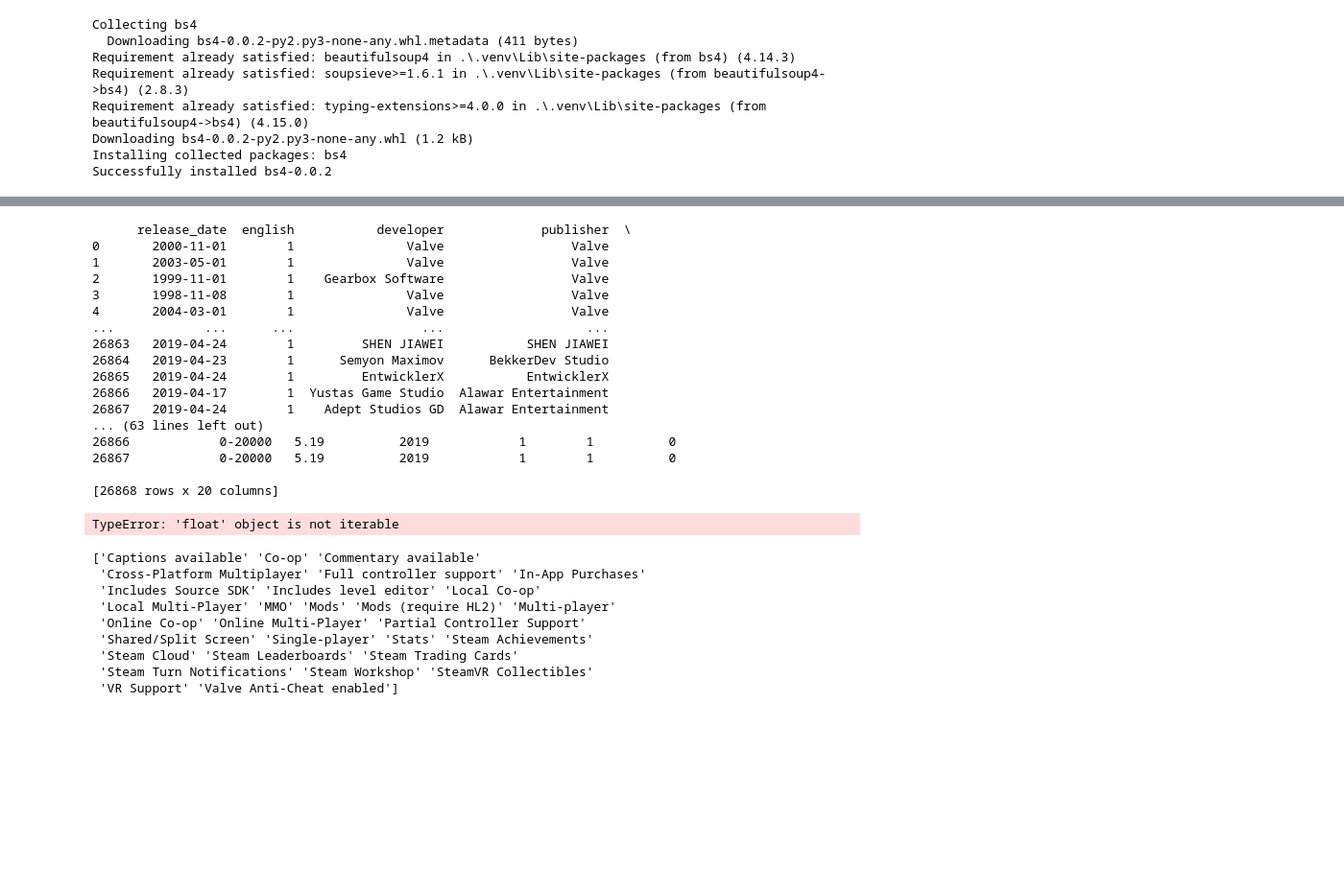
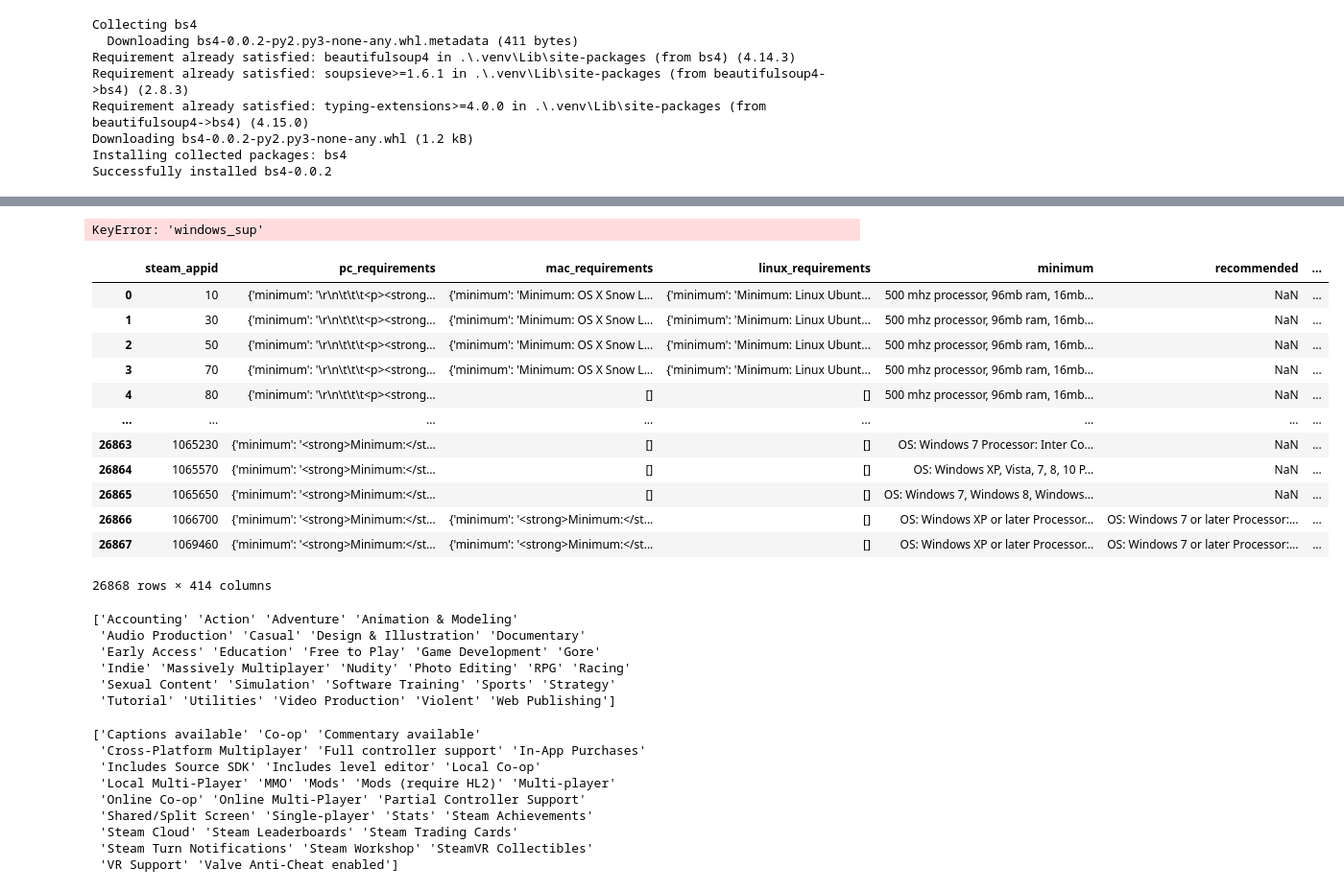
Before and after one commit to LuminousFirefly/game_success_prediction, a Jupyter notebook: cleaning.ipynb, the cells around one changed output, grey strips where cells are left out. Shown at 96% size. Saved outputs shown, nothing was run; the diff lists cells and outputs as text; code cells hidden in the pictures; blank space fills up the shorter version.

```diff
--- a/cleaning.ipynb
+++ b/cleaning.ipynb
@@ -24,13 +25,7 @@ df = pd.read_csv("steam_all_rev.csv", low_memory=False)
 import datetime
 df2 = df.copy()
 #Date Cleaning
-#df2['release_date'].dtype
-#df2['release_date'] = pd.to_datetime(df2['release_date'])
-#df2['release_year']= df2['release_date'].dt.year
+df2['release_date'] = pd.to_datetime(df2['release_date'], errors='coerce')
+df2['release_year']= df2['release_date'].dt.year
 #print(df2['release_year'])
-
-
-#df['release_date'] = pd.to_datetime(df['release_date'])
-#print(df['release_date'])
-#df['release_date'] = pd.to_datetime(df['release_date'])
-#print(df.head())
+df2['release_year']
@@ -37,41 +45,46 @@ df2 = df.copy()
+# %%
+print(df2['windows_sup'].head(10))
+# %% [output]
+KeyError: 'windows_sup'
 # %%
 #Platforms:
 df2['platforms'].dtype
-df2['platforms'] = df2['platforms'].str.split(';')
-df2['windows_sup'] = df2['platforms'].apply(lambda x: 1 if 'windows' in x else 0)
-df2['mac_sup'] = df2['platforms'].apply(lambda x: 1 if 'mac' in x else 0)
-df2['linux_sup'] = df2['platforms'].apply(lambda x: 1 if 'linux' in x else 0)
-print(df2.iloc[:,-20:])
+df2['platforms_2'] = df2['platforms'].str.split(';')
+df2['windows_sup'] = df2['platforms_2'].apply(lambda x: 1 if 'windows' in x else 0)
+df2['mac_sup'] = df2['platforms_2'].apply(lambda x: 1 if 'mac' in x else 0)
+df2['linux_sup'] = df2['platforms_2'].apply(lambda x: 1 if 'linux' in x else 0)
+df2
 # %% [output]
+|  | steam_appid | pc_requirements | mac_requirements | linux_requirements | minimum | recommended | ... |
+| 0 | 10 | {'minimum': '\r\n\t\t\t<p><strong... | {'minimum': 'Minimum: OS X Snow L... | {'minimum': 'Minimum: Linux Ubunt... | 500 mhz processor, 96mb ram, 16mb... | NaN | ... |
+| 1 | 30 | {'minimum': '\r\n\t\t\t<p><strong... | {'minimum': 'Minimum: OS X Snow L... | {'minimum': 'Minimum: Linux Ubunt... | 500 mhz processor, 96mb ram, 16mb... | NaN | ... |
+| 2 | 50 | {'minimum': '\r\n\t\t\t<p><strong... | {'minimum': 'Minimum: OS X Snow L... | {'minimum': 'Minimum: Linux Ubunt... | 500 mhz processor, 96mb ram, 16mb... | NaN | ... |
+| 3 | 70 | {'minimum': '\r\n\t\t\t<p><strong... | {'minimum': 'Minimum: OS X Snow L... | {'minimum': 'Minimum: Linux Ubunt... | 500 mhz processor, 96mb ram, 16mb... | NaN | ... |
+| 4 | 80 | {'minimum': '\r\n\t\t\t<p><strong... | [] | [] | 500 mhz processor, 96mb ram, 16mb... | NaN | ... |
+| ... | ... | ... | ... | ... | ... | ... | ... |
+| 26863 | 1065230 | {'minimum': '<strong>Minimum:</st... | [] | [] | OS: Windows 7 Processor: Inter Co... | NaN | ... |
+| 26864 | 1065570 | {'minimum': '<strong>Minimum:</st... | [] | [] | OS: Windows XP, Vista, 7, 8, 10 P... | NaN | ... |
+| 26865 | 1065650 | {'minimum': '<strong>Minimum:</st... | [] | [] | OS: Windows 7, Windows 8, Windows... | NaN | ... |
+| 26866 | 1066700 | {'minimum': '<strong>Minimum:</st... | {'minimum': '<strong>Minimum:</st... | [] | OS: Windows XP or later Processor... | OS: Windows 7 or later Processor:... | ... |
+| 26867 | 1069460 | {'minimum': '<strong>Minimum:</st... | {'minimum': '<strong>Minimum:</st... | [] | OS: Windows XP or later Processor... | OS: Windows 7 or later Processor:... | ... |
-      release_date  english           developer             publisher  \
-0       2000-11-01        1               Valve                 Valve
-1       2003-05-01        1               Valve                 Valve
-2       1999-11-01        1    Gearbox Software                 Valve
-3       1998-11-08        1               Valve                 Valve
-4       2004-03-01        1               Valve                 Valve
-...            ...      ...                 ...                   ...
-26863   2019-04-24        1         SHEN JIAWEI           SHEN JIAWEI
-26864   2019-04-23        1      Semyon Maximov      BekkerDev Studio
-26865   2019-04-24        1         EntwicklerX           EntwicklerX
-26866   2019-04-17        1  Yustas Game Studio  Alawar Entertainment
-26867   2019-04-24        1    Adept Studios GD  Alawar Entertainment
-... (63 lines left out)
-26866            0-20000   5.19          2019            1        1          0
-26867            0-20000   5.19          2019            1        1          0
-
-[26868 rows x 20 columns]
+26868 rows × 414 columns
 # %%
 import itertools
 
 #Genres
-df2['genres'] = df2['genres'].str.split(';')
+#df2['genres'] = df2['genres'].str.split(';')
 unique_gen = np.unique([*itertools.chain.from_iterable(df2['genres'])])
 print(unique_gen)
 
 for i in unique_gen:
     df2[i+"_genre"] = df2['genres'].apply(lambda x: 1 if i in x else 0)
 # %% [output]
-TypeError: 'float' object is not iterable
+['Accounting' 'Action' 'Adventure' 'Animation & Modeling'
+ 'Audio Production' 'Casual' 'Design & Illustration' 'Documentary'
+ 'Early Access' 'Education' 'Free to Play' 'Game Development' 'Gore'
+ 'Indie' 'Massively Multiplayer' 'Nudity' 'Photo Editing' 'RPG' 'Racing'
+ 'Sexual Content' 'Simulation' 'Software Training' 'Sports' 'Strategy'
+ 'Tutorial' 'Utilities' 'Video Production' 'Violent' 'Web Publishing']
 # %%
 #Categories:
 df2['categories'] = df2['categories'].str.split(';')
```
Also changed, not shown: parts of 13 cells of this notebook, 2 other files.
